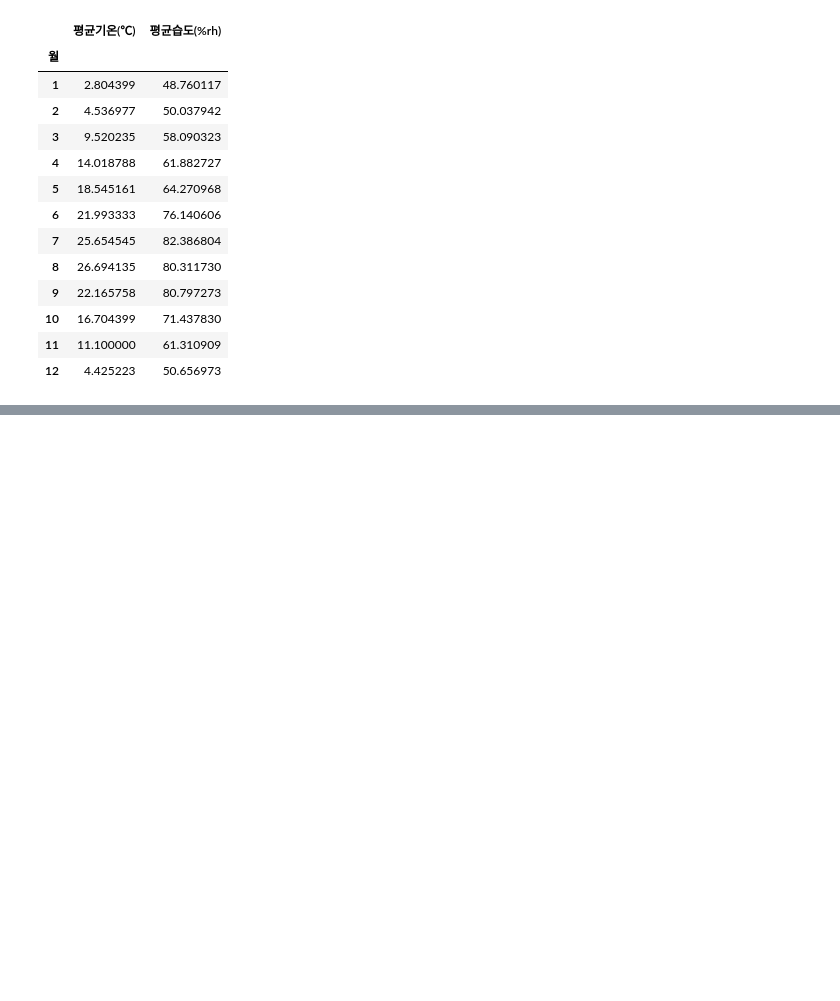
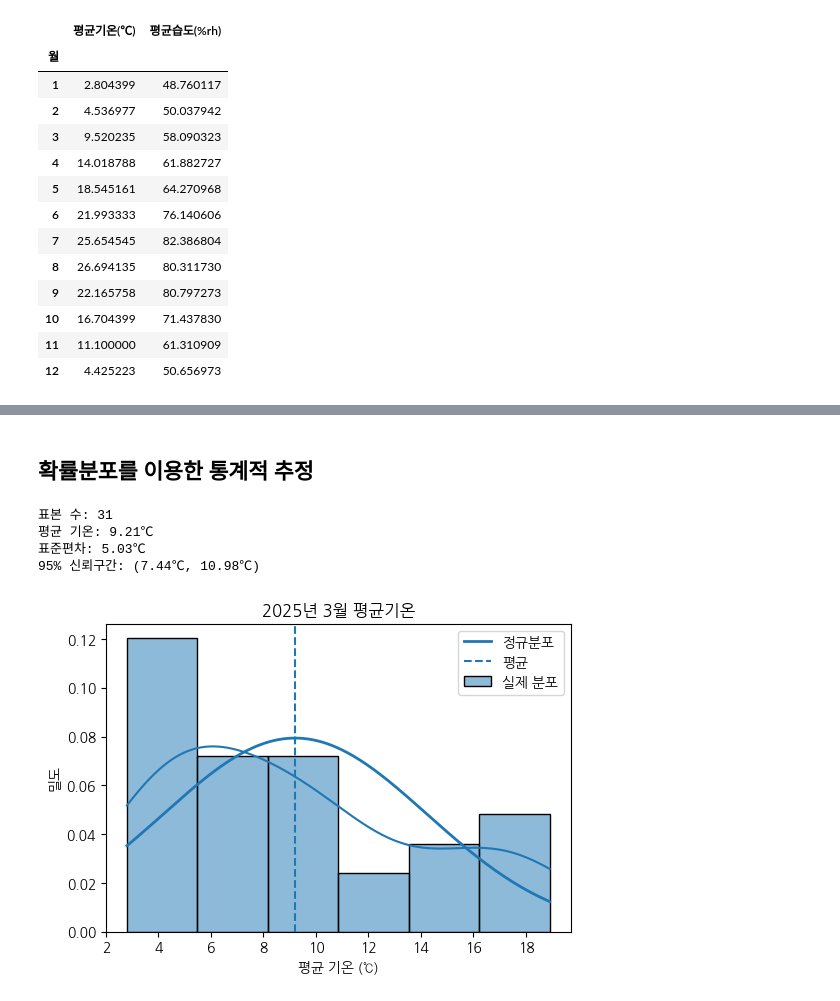
Before and after one commit to jobsiggang/2026_AI_Datascience, a Jupyter notebook: 2026_데이터분석_기상포털온습도.ipynb, the cells around one changed output, grey strips where cells are left out. Cells and saved outputs as stored; diff of their text form; code cells hidden in the pictures; blank space fills up the shorter version.

```diff
--- a/2026_데이터분석_기상포털온습도.ipynb
+++ b/2026_데이터분석_기상포털온습도.ipynb
@@ -310,0 +260,54 @@ plt.show()
+# %% [markdown]
+## 확률분포를 이용한 통계적 추정
+# %%
+# 1. 날짜 처리
+df_merge['일시'] = pd.to_datetime(df_merge['일시'])
+
+# 2. 2025년 3월 데이터 추출
+march_2025 = df_merge[
+    (df_merge['일시'].dt.year == 2025) &
+    (df_merge['일시'].dt.month == 3)
+]['평균기온(℃)'].dropna()
+
+# 3. 기술통계량 계산
+mu = march_2025.mean()      # 평균
+sigma = march_2025.std()    # 표준편차
+n = len(march_2025)         # 표본 수
+
+print(f"표본 수: {n}")
+print(f"평균 기온: {mu:.2f}℃")
+print(f"표준편차: {sigma:.2f}℃")
+
+# 4. 평균에 대한 95% 신뢰구간 계산
+confidence_level = 0.95
+ci_low, ci_high = stats.norm.interval(
+    confidence_level,
+    loc=mu,
+    scale=sigma / np.sqrt(n)
+)
+
+print(f"95% 신뢰구간: ({ci_low:.2f}℃, {ci_high:.2f}℃)")
+
+# 5. 히스토그램 + KDE + 정규분포 곡선
+plt.figure(figsize=(6, 4))
+sns.histplot(march_2025, stat='density', kde=True, label='실제 분포')
+
+x = np.linspace(march_2025.min(), march_2025.max(), 200)
+y = stats.norm.pdf(x, mu, sigma)
+
+plt.plot(x, y, linewidth=2, label='정규분포')
+
+# 평균선 표시
+plt.axvline(mu, linestyle='--', label='평균')
+
+plt.title('2025년 3월 평균기온 분포')
+plt.xlabel('평균 기온 (℃)')
+plt.ylabel('밀도')
+plt.legend()
+plt.show()
+# %% [output]
+표본 수: 31
+평균 기온: 9.21℃
+표준편차: 5.03℃
+95% 신뢰구간: (7.44℃, 10.98℃)
+[figure, added]
```
Also changed, not shown: parts of 30 cells of this notebook.
